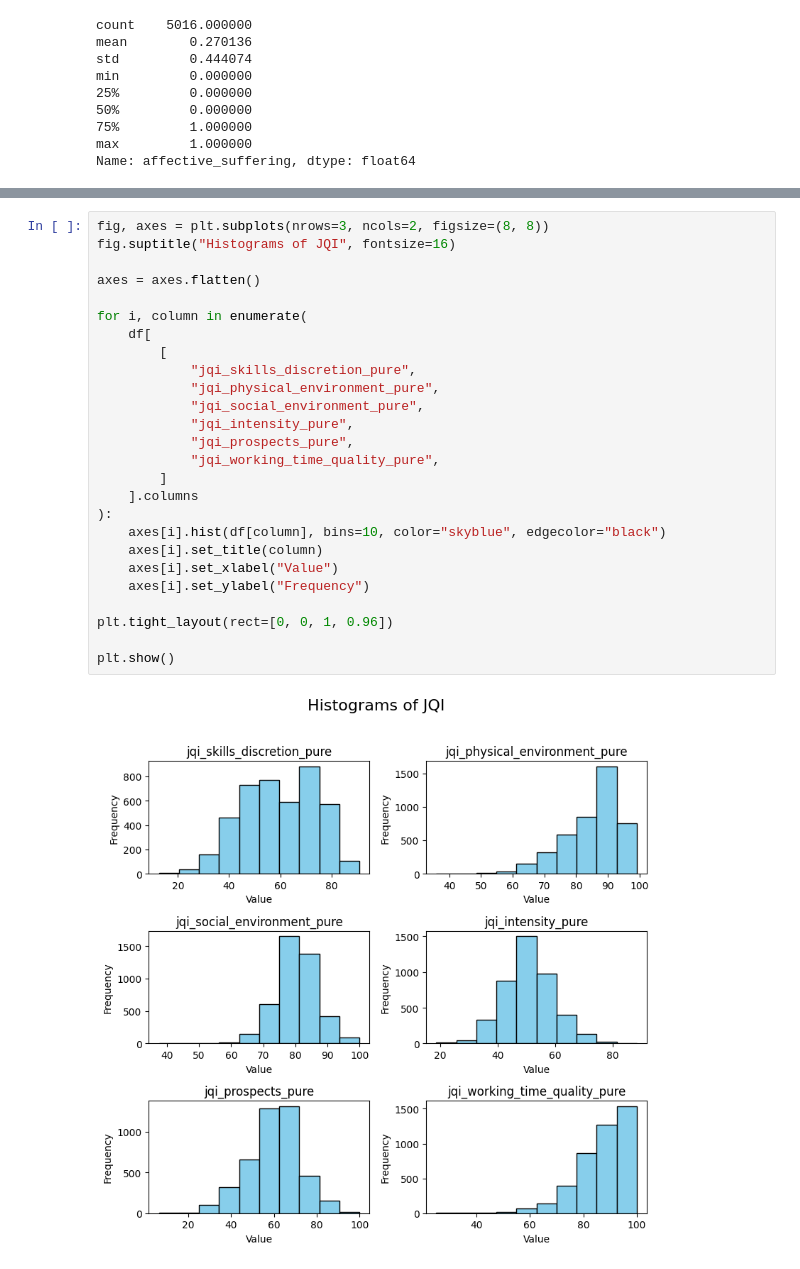
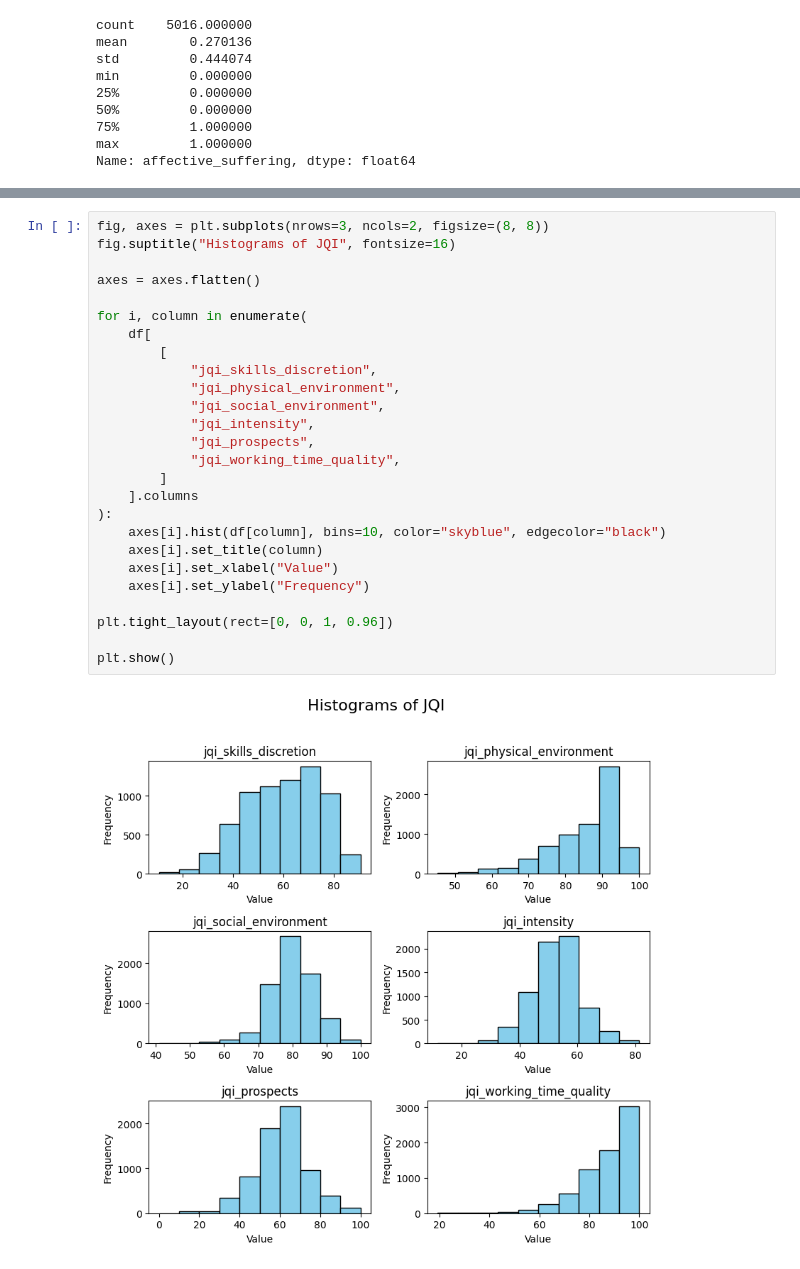
Before and after one commit to lugovalexa/MH-old-workers, a Jupyter notebook: notebooks/final_datasets.ipynb, the cells around one changed output, grey strips where cells are left out. Drawn from its saved outputs; the diff is of its cells as text.

```diff
--- a/notebooks/final_datasets.ipynb
+++ b/notebooks/final_datasets.ipynb
@@ -378,28 +350,28 @@ KeyError: "None of [Index(['jqi_monthly_earnings_pure', 'jqi_skills_discretion_p
 # %%
 fig, axes = plt.subplots(nrows=3, ncols=2, figsize=(8, 8))
 fig.suptitle("Histograms of JQI", fontsize=16)
 
 axes = axes.flatten()
 
 for i, column in enumerate(
     df[
         [
-            "jqi_skills_discretion_pure",
-            "jqi_physical_environment_pure",
-            "jqi_social_environment_pure",
-            "jqi_intensity_pure",
-            "jqi_prospects_pure",
-            "jqi_working_time_quality_pure",
+            "jqi_skills_discretion",
+            "jqi_physical_environment",
+            "jqi_social_environment",
+            "jqi_intensity",
+            "jqi_prospects",
+            "jqi_working_time_quality",
         ]
     ].columns
 ):
     axes[i].hist(df[column], bins=10, color="skyblue", edgecolor="black")
     axes[i].set_title(column)
     axes[i].set_xlabel("Value")
     axes[i].set_ylabel("Frequency")
 
 plt.tight_layout(rect=[0, 0, 1, 0.96])
 
 plt.show()
 # %% [output]
-[figure, old version]
+[figure, new version]
```
Also changed, not shown: parts of 8 cells of this notebook.
